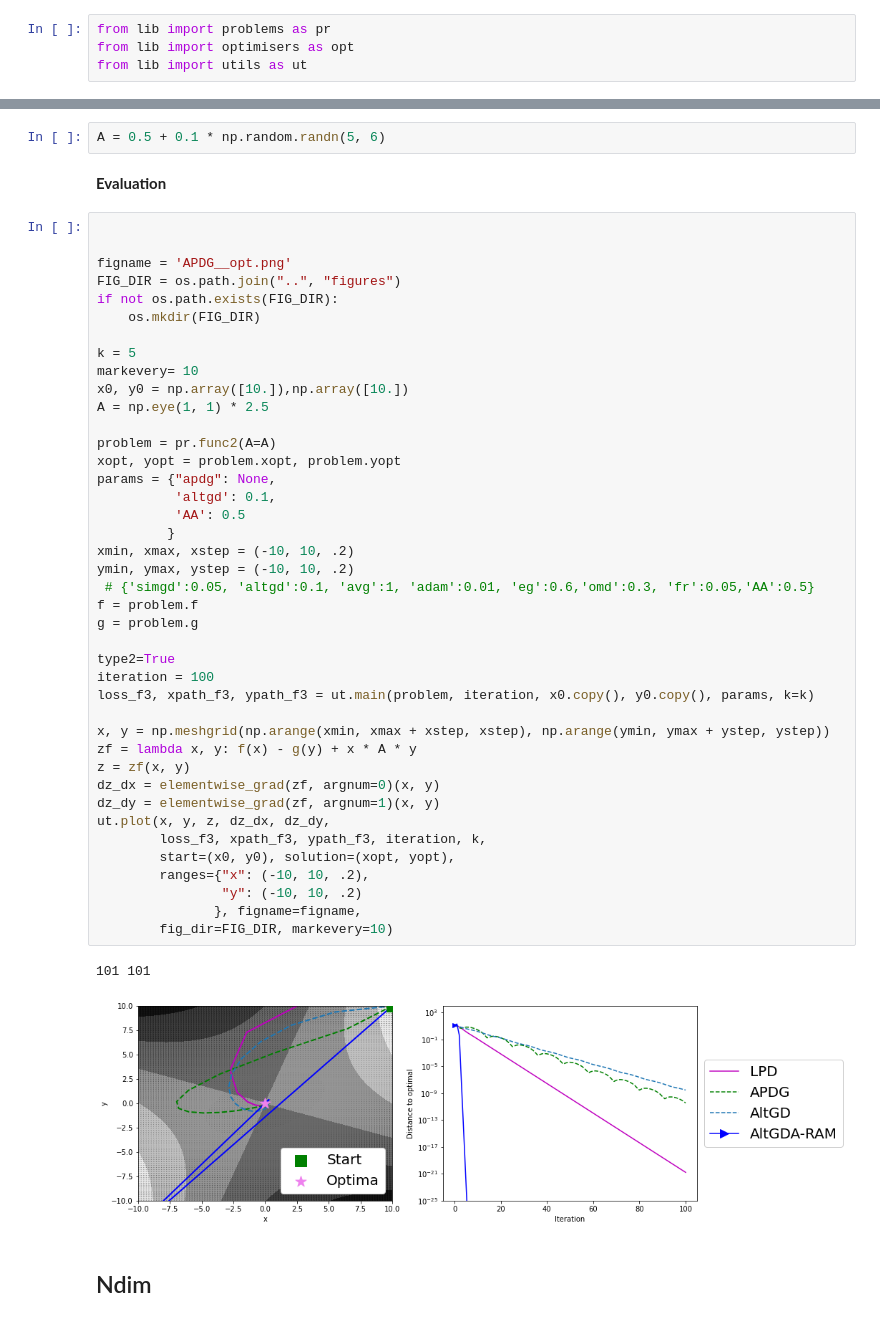
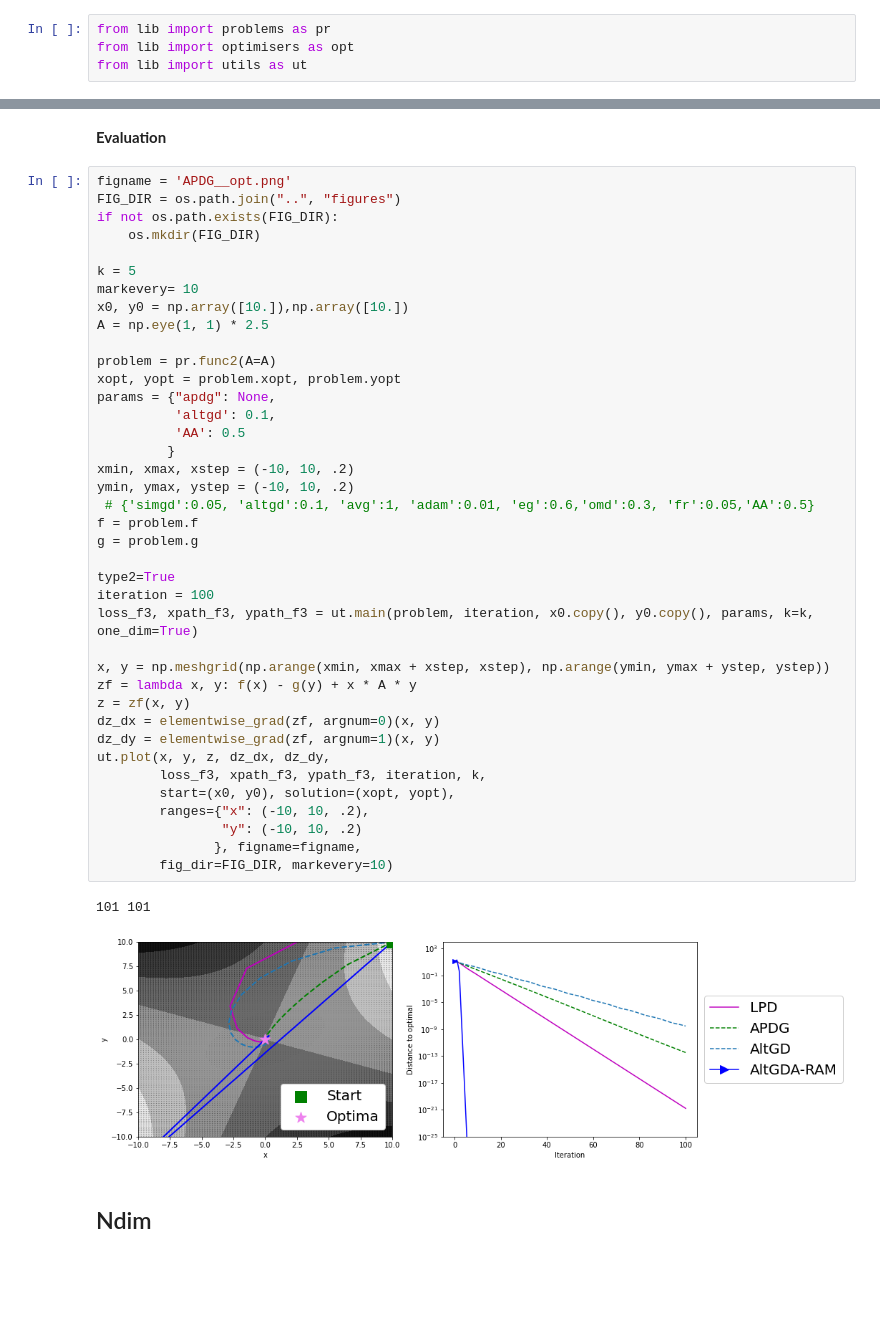
Before and after one commit to mrph2898/MASS, a Jupyter notebook: experiments/Nef.ipynb, the cells around one changed output, grey strips where cells are left out. Cells and saved outputs as stored; diff of their text form; blank space fills up the shorter version.

```diff
--- a/experiments/Nef.ipynb
+++ b/experiments/Nef.ipynb
@@ -65,10 +21,6 @@ beta_y = min(1/(2*L_x), 1/(1*eta_y*L_xy**2))
-# %%
-A = 0.5 + 0.1 * np.random.randn(5, 6)
 # %% [markdown]
 **Evaluation**
 # %%
-
-
 figname = 'APDG__opt.png'
 FIG_DIR = os.path.join("..", "figures")
 if not os.path.exists(FIG_DIR):
@@ -81,34 +33,34 @@ A = np.eye(1, 1) * 2.5
 
 problem = pr.func2(A=A)
 xopt, yopt = problem.xopt, problem.yopt
 params = {"apdg": None,
           'altgd': 0.1,
           'AA': 0.5
          }
 xmin, xmax, xstep = (-10, 10, .2)
 ymin, ymax, ystep = (-10, 10, .2)
  # {'simgd':0.05, 'altgd':0.1, 'avg':1, 'adam':0.01, 'eg':0.6,'omd':0.3, 'fr':0.05,'AA':0.5}
 f = problem.f
 g = problem.g
 
 type2=True
 iteration = 100
-loss_f3, xpath_f3, ypath_f3 = ut.main(problem, iteration, x0.copy(), y0.copy(), params, k=k)
+loss_f3, xpath_f3, ypath_f3 = ut.main(problem, iteration, x0.copy(), y0.copy(), params, k=k, one_dim=True)
 
 x, y = np.meshgrid(np.arange(xmin, xmax + xstep, xstep), np.arange(ymin, ymax + ystep, ystep))
 zf = lambda x, y: f(x) - g(y) + x * A * y
 z = zf(x, y)
 dz_dx = elementwise_grad(zf, argnum=0)(x, y)
 dz_dy = elementwise_grad(zf, argnum=1)(x, y)
 ut.plot(x, y, z, dz_dx, dz_dy,
         loss_f3, xpath_f3, ypath_f3, iteration, k,
         start=(x0, y0), solution=(xopt, yopt),
         ranges={"x": (-10, 10, .2),
                 "y": (-10, 10, .2)
                }, figname=figname,
         fig_dir=FIG_DIR, markevery=10)
 # %% [output]
 101 101
-[figure, old version]
+[figure, new version]
 # %% [markdown]
 ## Ndim
```
Also changed, not shown: parts of 15 cells of this notebook, 2 other files.
